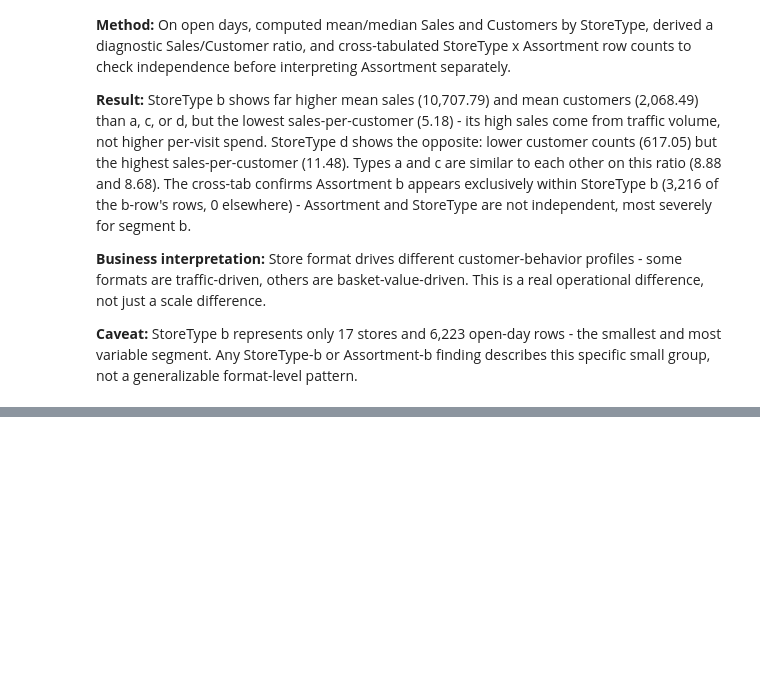
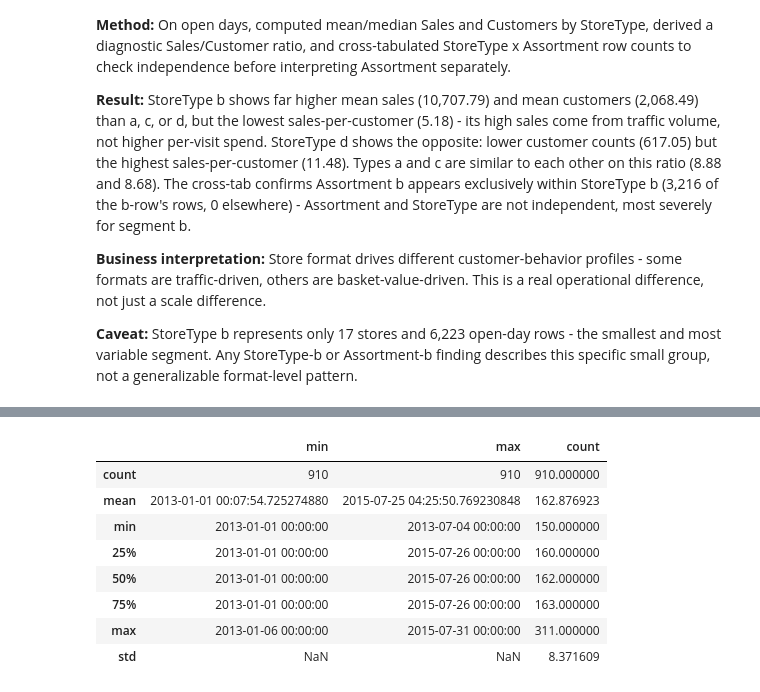
Before and after one commit to Aliraza-Amjad-Shaikh/demand-lens, a Jupyter notebook: notebooks/02_eda.ipynb, the cells around one changed output, grey strips where cells are left out. Drawn from its saved outputs; the diff is of its cells as text; code cells hidden in the pictures; blank space fills up the shorter version.

Commit message:
Fixed some previous date errors

```diff
--- a/notebooks/02_eda.ipynb
+++ b/notebooks/02_eda.ipynb
@@ -1085,3 +1111,8 @@ plt.show()
 **Business interpretation:** Store format drives different customer-behavior profiles - some formats are traffic-driven, others are basket-value-driven. This is a real operational difference, not just a scale difference.
 
 **Caveat:** StoreType b represents only 17 stores and 6,223 open-day rows - the smallest and most variable segment. Any StoreType-b or Assortment-b finding describes this specific small group, not a generalizable format-level pattern.
+# %%
+train['Date'] = pd.to_datetime(train['Date'])
+closed_mask = train['Open'] == 0
+
+closed_mask
@@ -1087,0 +1134,16 @@ plt.show()
+# %%
+gap_summary = train[closed_mask].groupby('Store')['Date'].agg(['min', 'max', 'count'])
+
+gap_summary_180 = gap_summary[gap_summary['count'] >= 150]
+
+gap_summary_180.describe()
+# %% [output]
+|  | min | max | count |
+| count | 910 | 910 | 910.000000 |
+| mean | 2013-01-01 00:07:54.725274880 | 2015-07-25 04:25:50.769230848 | 162.876923 |
+| min | 2013-01-01 00:00:00 | 2013-07-04 00:00:00 | 150.000000 |
+| 25% | 2013-01-01 00:00:00 | 2015-07-26 00:00:00 | 160.000000 |
+| 50% | 2013-01-01 00:00:00 | 2015-07-26 00:00:00 | 162.000000 |
+| 75% | 2013-01-01 00:00:00 | 2015-07-26 00:00:00 | 163.000000 |
+| max | 2013-01-06 00:00:00 | 2015-07-31 00:00:00 | 311.000000 |
+| std | NaN | NaN | 8.371609 |
```
Also changed, not shown: parts of 54 cells of this notebook, 1 other file.
